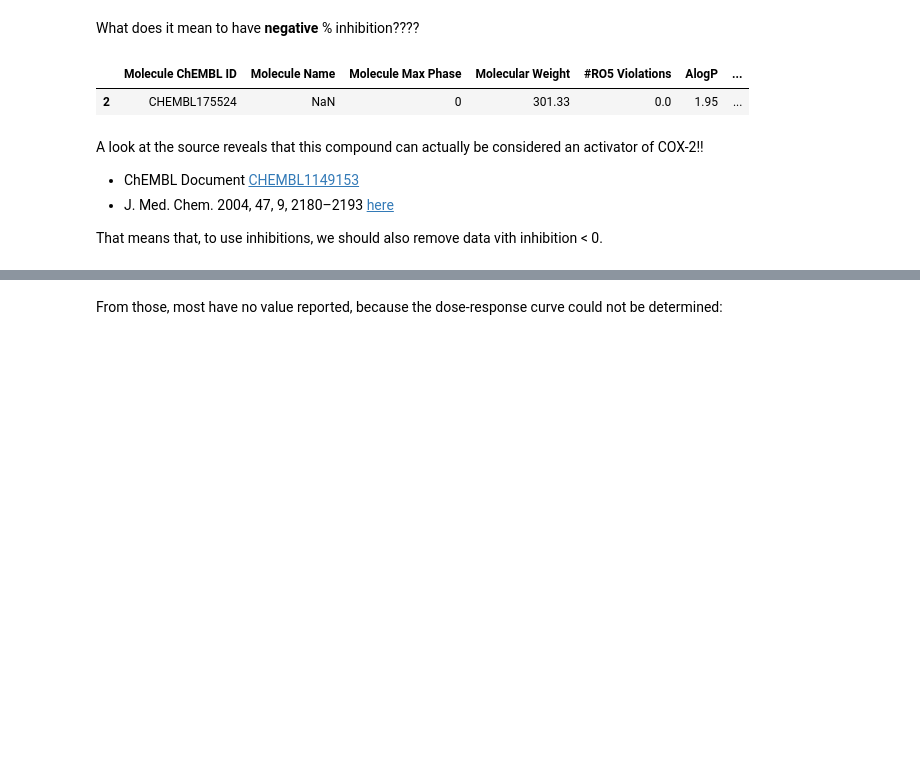
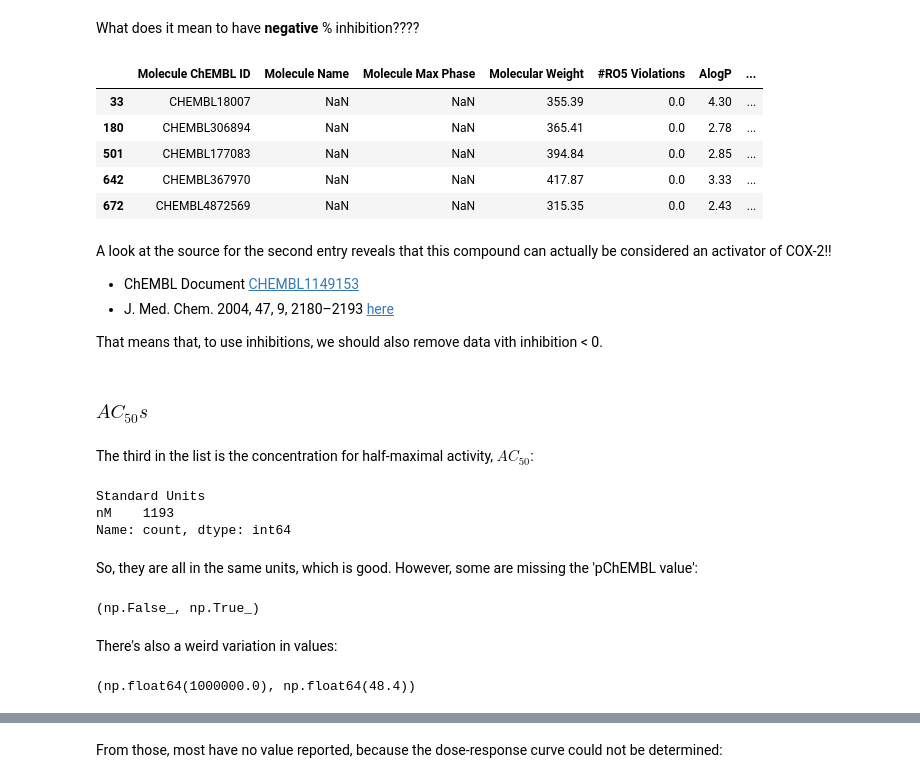
Before and after one commit to gmseabra/MolDB-Exploration, a Jupyter notebook: ChEMBL_COX-2_Exploration.ipynb, the cells around one changed output, grey strips where cells are left out. Cells and saved outputs as stored; diff of their text form; code cells hidden in the pictures; blank space fills up the shorter version.

```diff
--- a/ChEMBL_COX-2_Exploration.ipynb
+++ b/ChEMBL_COX-2_Exploration.ipynb
@@ -452,14 +433,41 @@ data['Standard Value'].hist()
 # %% [markdown]
 What does it mean to have **negative** % inhibition????
 # %%
-data[data['Standard Value'] < 0].head(1)
+data[data['Standard Value'] < 0].head()
 # %% [output]
 |  | Molecule ChEMBL ID | Molecule Name | Molecule Max Phase | Molecular Weight | #RO5 Violations | AlogP | ... |
-| 2 | CHEMBL175524 | NaN | 0 | 301.33 | 0.0 | 1.95 | ... |
+| 33 | CHEMBL18007 | NaN | NaN | 355.39 | 0.0 | 4.30 | ... |
+| 180 | CHEMBL306894 | NaN | NaN | 365.41 | 0.0 | 2.78 | ... |
+| 501 | CHEMBL177083 | NaN | NaN | 394.84 | 0.0 | 2.85 | ... |
+| 642 | CHEMBL367970 | NaN | NaN | 417.87 | 0.0 | 3.33 | ... |
+| 672 | CHEMBL4872569 | NaN | NaN | 315.35 | 0.0 | 2.43 | ... |
 # %% [markdown]
-A look at the source reveals that this compound can actually be considered an activator of COX-2!!
+A look at the source for the second entry reveals that this compound can actually be considered an activator of COX-2!!
  - ChEMBL Document [CHEMBL1149153](https://www.ebi.ac.uk/chembl/document_report_card/CHEMBL1149153/)
  - J. Med. Chem. 2004, 47, 9, 2180–2193 [here](https://pubs.acs.org/doi/10.1021/jm030276s)
 
 
 That means that, to use inhibitions, we should also remove data vith inhibition < 0.
+# %% [markdown]
+### $AC_{50}s$
+# %% [markdown]
+The third in the list is the concentration for half-maximal activity, $AC_{50}$:
+# %%
+data = cox2db[cox2db['Standard Type'] == 'AC50']
+data['Standard Units'].value_counts()
+# %% [output]
+Standard Units
+nM    1193
+Name: count, dtype: int64
+# %% [markdown]
+So, they are all in the same units, which is good. However, some are missing the 'pChEMBL value':
+# %%
+data['Standard Value'].isna().any(), data['pChEMBL Value'].isna().any()
+# %% [output]
+(np.False_, np.True_)
+# %% [markdown]
+There's also a weird variation in values:
+# %%
+data['Standard Value'].max(), data['Standard Value'].min()
+# %% [output]
+(np.float64(1000000.0), np.float64(48.4))
```
Also changed, not shown: parts of 70 cells of this notebook.
